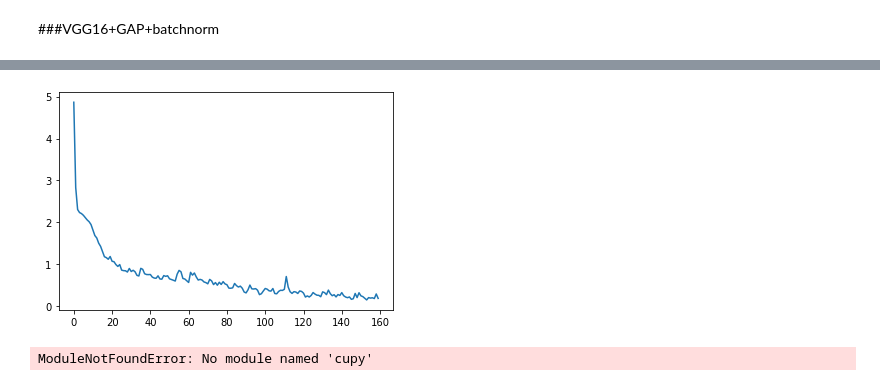
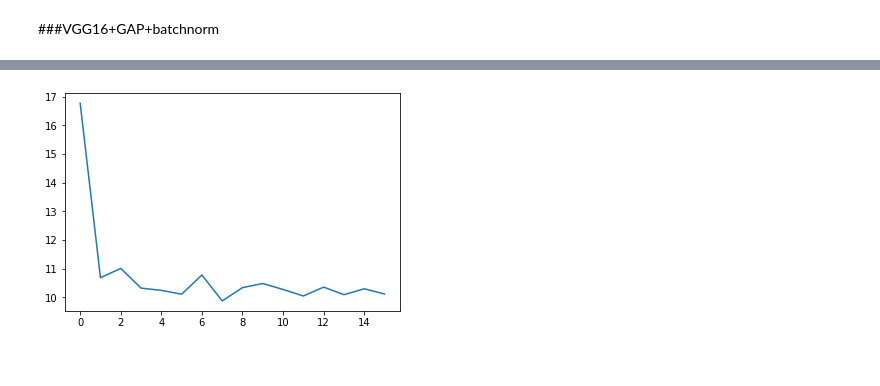
Before and after one commit to ponzu3847/learning_DL, a Jupyter notebook: unet_cifar10.ipynb, the cells around one changed output, grey strips where cells are left out. Saved outputs shown, nothing was run; the diff lists cells and outputs as text; code cells hidden in the pictures.

```diff
--- a/unet_cifar10.ipynb
+++ b/unet_cifar10.ipynb
@@ -177,27 +166,12 @@ KeyboardInterrupt:
 # %%
 import matplotlib.pyplot as plt
 import pickle
 
-with open(ROOT_PATH+'/pkl/base_cifar10/base_cifar10_loss.pkl','rb') as f:
+with open(ROOT_PATH+'/pkl/unet_cifar10/unet_cifar10_loss.pkl','rb') as f:
     loss_list=pickle.load(f)
 
 train_loss_list=loss_list[0]
 plt.plot(train_loss_list)
 plt.show()
 # %% [output]
-[figure, old version]
+[figure, new version]
-# %%
-import matplotlib.pyplot as plt
-import pickle
-
-with open(ROOT_PATH+'/pkl/base_cifar10/base_cifar10_acc.pkl','rb') as f:
-    acc_list=pickle.load(f)
-
-train_acc_list=acc_list[0]
-test_acc_list=acc_list[1]
-
-plt.plot(train_acc_list)
-plt.plot(test_acc_list)
-plt.show()
-# %% [output]
-ModuleNotFoundError: No module named 'cupy'
```
Also changed, not shown: parts of 2 cells of this notebook.
